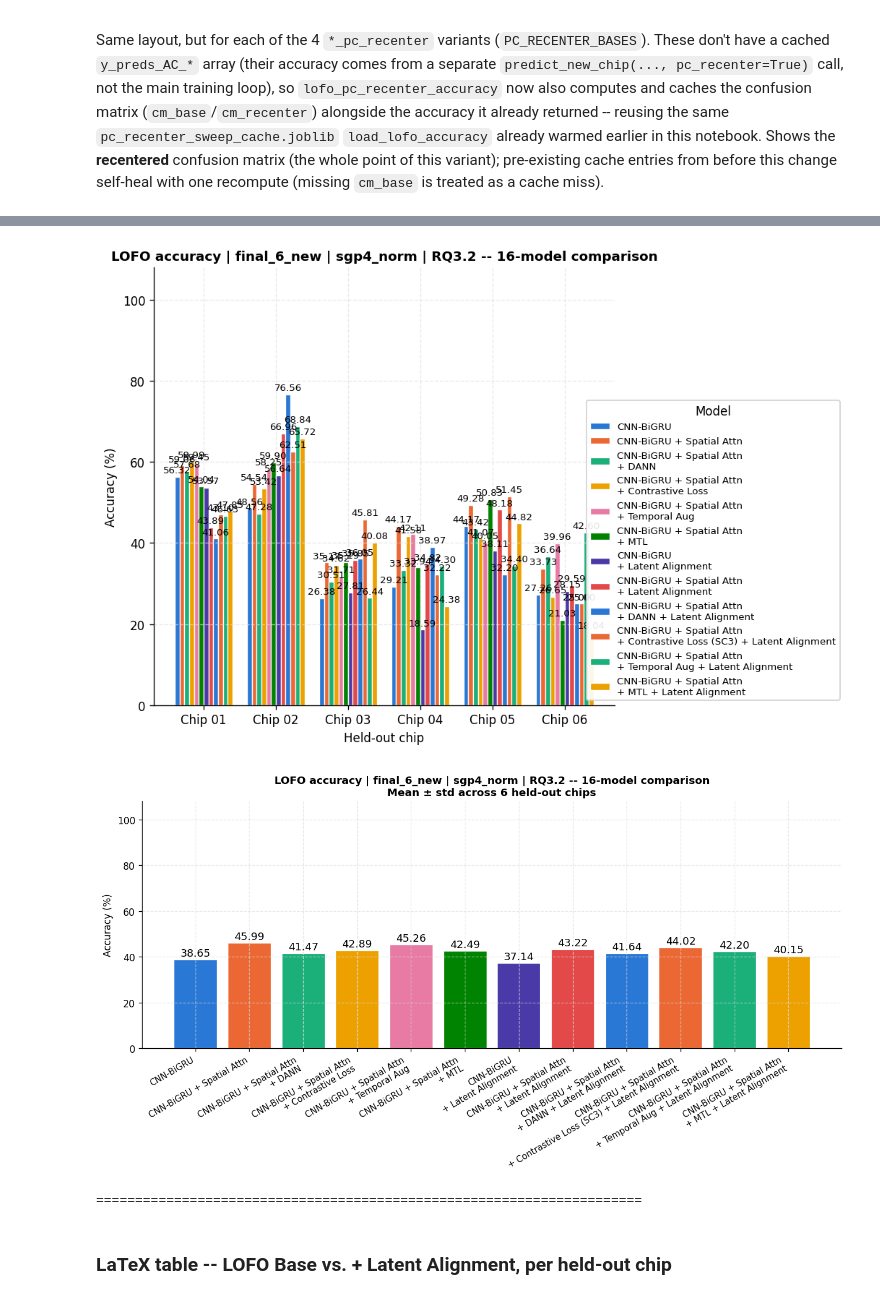
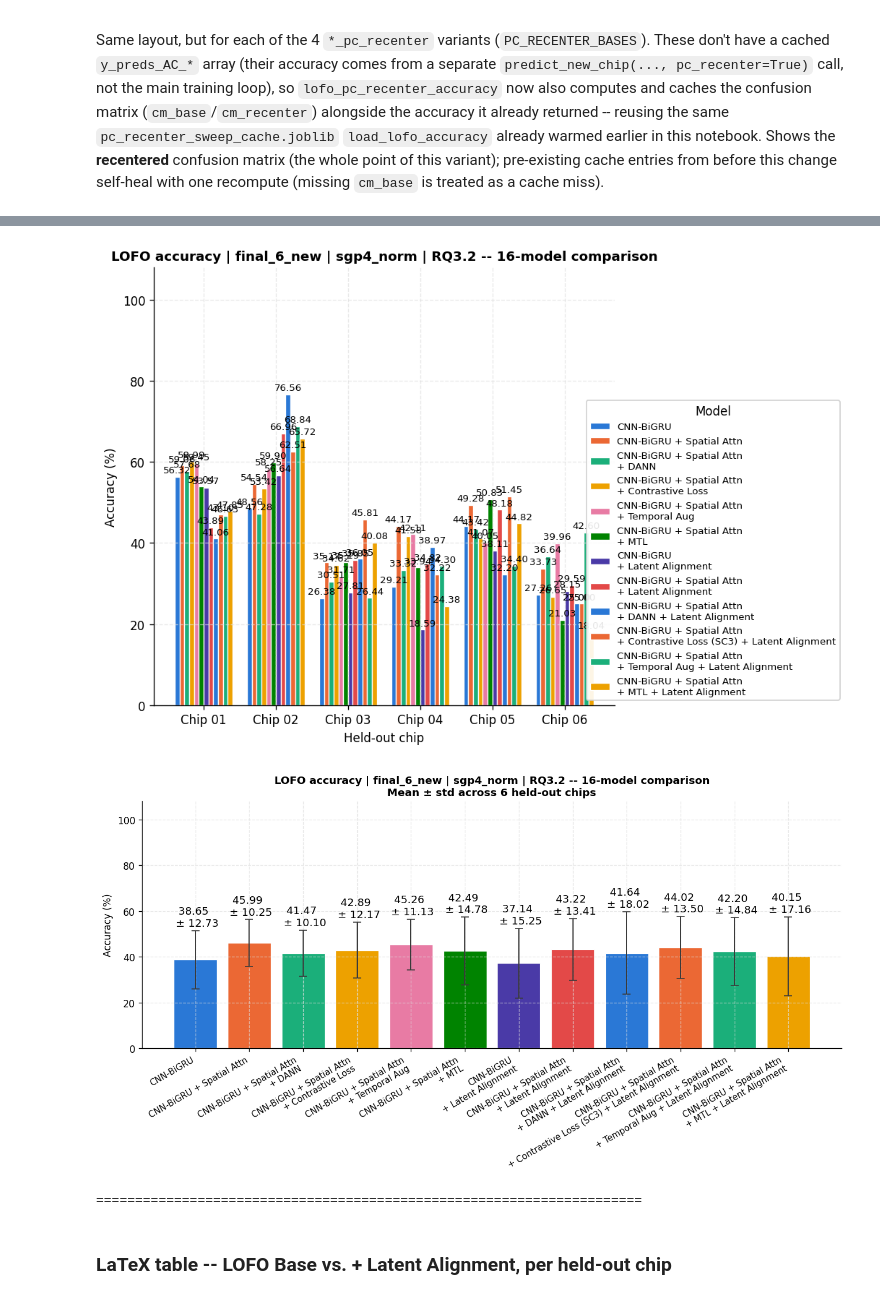
Before and after one commit to kautsarg/POC_DDM, a Jupyter notebook: gk_code/main/notebook_rq/RQ3_02_loco_results.ipynb, the cells around one changed output, grey strips where cells are left out. Saved outputs shown, nothing was run; the diff lists cells and outputs as text; code cells hidden in the pictures.

```diff
--- a/gk_code/main/notebook_rq/RQ3_02_loco_results.ipynb
+++ b/gk_code/main/notebook_rq/RQ3_02_loco_results.ipynb
@@ -355,7 +355,7 @@ def plot_grouped_bar_by_model(df, x_col, x_order, models, model_labels,
                 continue
             # ax2.text(xi, mv + sv + 0.5, f'{mv:.2f} \u00b1 {sv:.2f}', ha='center', va='bottom', fontsize=12)
             if show_std:
-                ax2.text(xi, mv + sv + 0.5, f'{mv:.2f} \u00b1 {sv:.2f}', ha='center', va='bottom', fontsize=11)
+                ax2.text(xi, mv + sv + 1, f'{mv:.2f} \n \u00b1 {sv:.2f}', ha='center', va='bottom', fontsize=11)
             else:
                 ax2.text(xi, mv + 0.5, f'{mv:.2f}', ha='center', va='bottom', fontsize=11)
 
@@ -826,34 +840,34 @@ for _cm_group in LOFO_GROUP_NAMES:
 # %%
 %matplotlib inline
 
 # selected_held_outs = ['DDM_01']
 selected_held_outs = []
 if selected_held_outs:
     lofo_df_filtered = lofo_df[lofo_df['fold'].isin(selected_held_outs)].copy()
 else:
     lofo_df_filtered = lofo_df.copy()
 
 lofo_df_filtered = lofo_df_filtered[lofo_df_filtered['curve_type'] == 'sgp4_norm']
 lofo_df_filtered = lofo_df_filtered[lofo_df_filtered['group'].isin(LOFO_GROUP_NAMES)]
 # lofo_df_filtered = lofo_df_filtered[lofo_df_filtered['model'].isin(['cnn_gru_dual', 'cnn_gru_dual_attn_recon', 'cnn_gru_dual_attn_recon_pc_recenter'])]
 
 for (group_name, curve_type), sub in lofo_df_filtered.groupby(['group', 'curve_type']):
     fold_labels = sorted(sub.fold.unique())
     for comparison, label in [(RQ3_2_COMPARISON, "RQ3.2 -- 16-model comparison")]:
         comp_sub = sub[sub.model.isin(comparison)]
         if comp_sub.empty:
             continue
         stats = plot_grouped_bar_by_model(
             comp_sub, x_col='fold', x_order=fold_labels, models=comparison, model_labels=FAMILY_LABELS,
             xlabel='Held-out chip', title=f'LOFO accuracy | {group_name} | {curve_type} | {label}',
-            plot_fold=True, plot_summary=True, show_std=False,
+            plot_fold=True, plot_summary=True, show_std=True,
         )
         # print(f"\nMean ± std across held-out chips ({group_name} | {curve_type} | {label}):")
         # print(stats.round(2))
     print("="*70)
 # %% [output]
 [figure]
-[figure, old version]
+[figure, new version]
 ======================================================================
 # %% [markdown]
 ### LaTeX table -- LOFO Base vs. + Latent Alignment, per held-out chip
```
Also changed, not shown: parts of 4 cells of this notebook, 7 other files.
